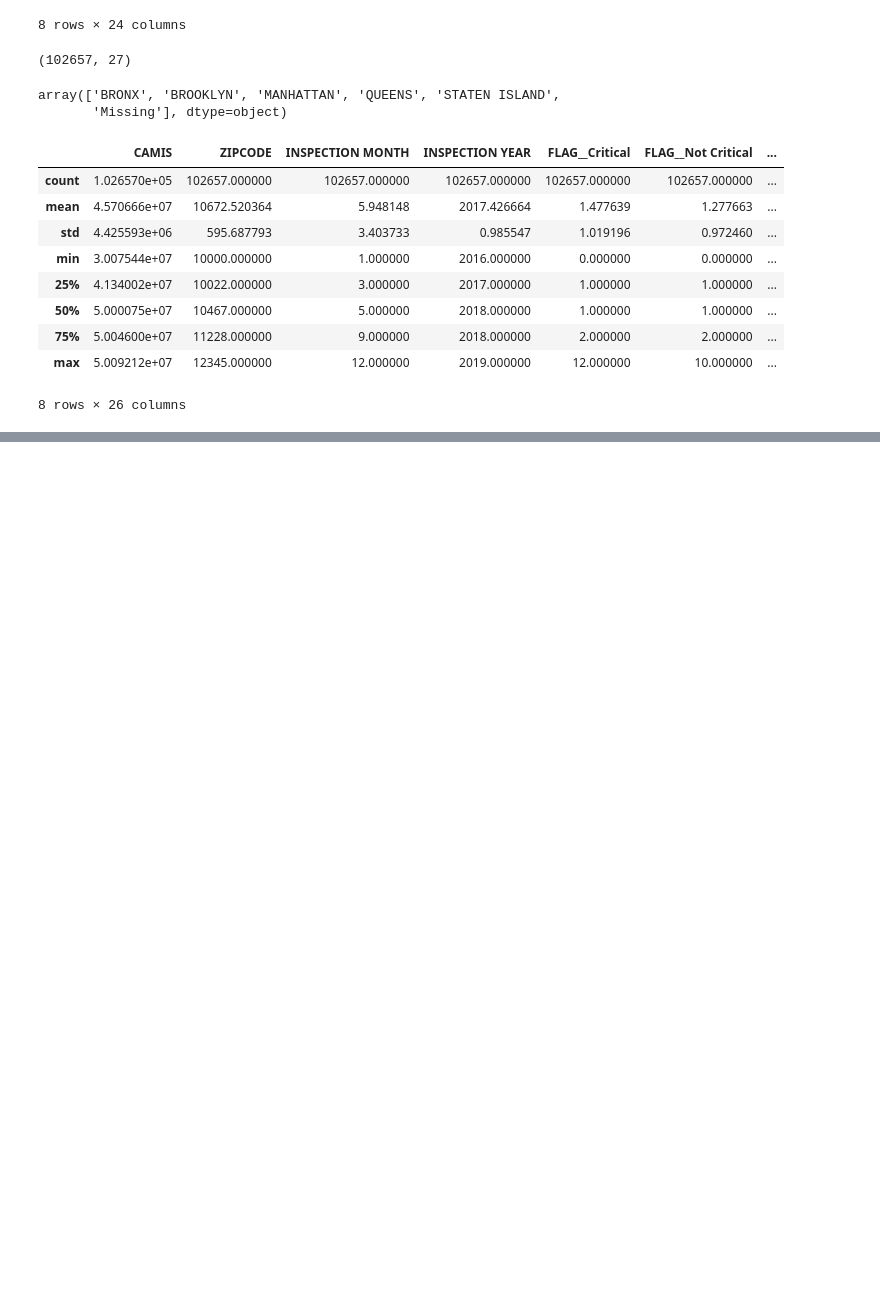
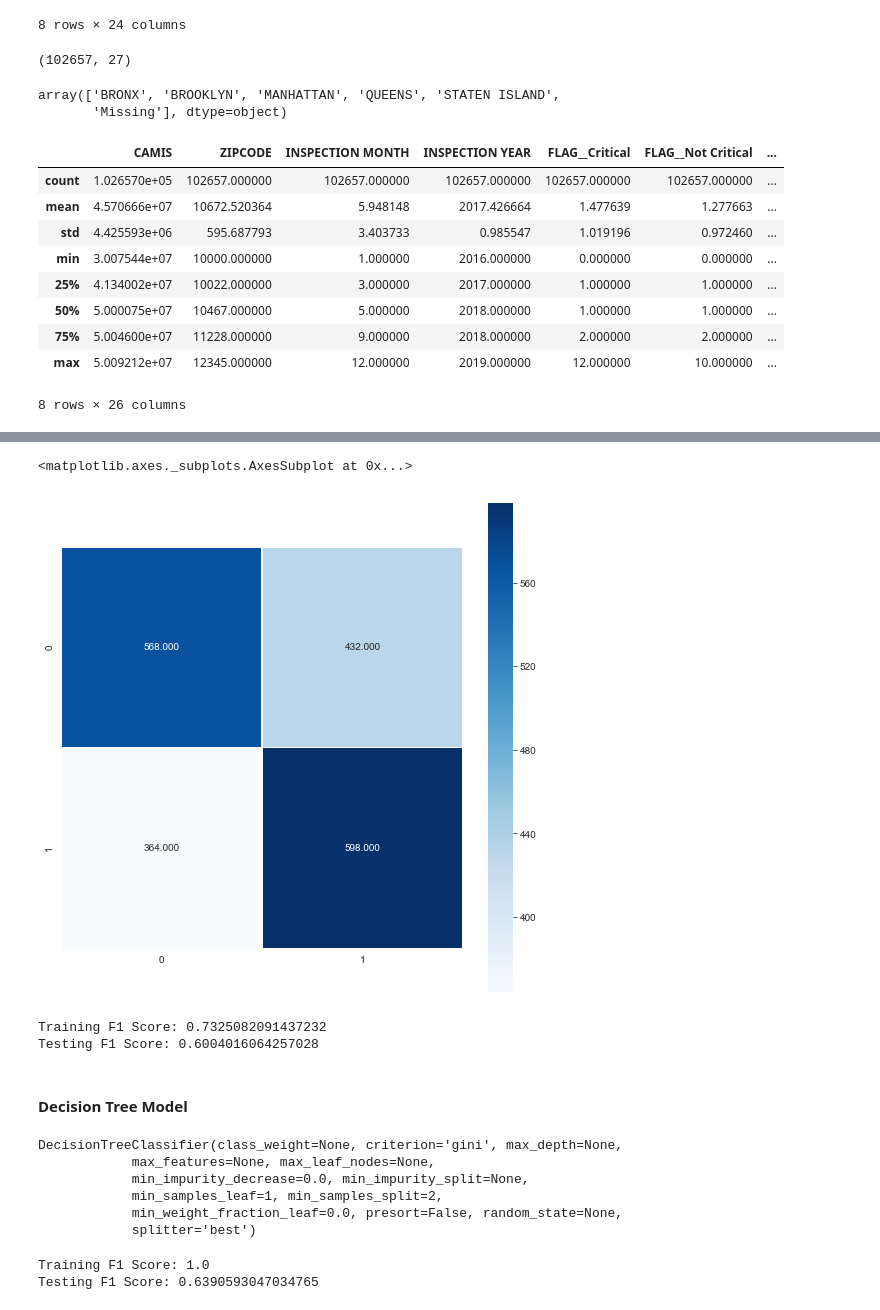
Before and after one commit to deep22kar/random-forest, a Jupyter notebook: EDA.ipynb, the cells around one changed output, grey strips where cells are left out. Cells and saved outputs as stored; diff of their text form; code cells hidden in the pictures; blank space fills up the shorter version.

```diff
--- a/EDA.ipynb
+++ b/EDA.ipynb
@@ -492,0 +606,6 @@ X_train, X_test, y_train, y_test = train_test_split(X, y)
+# %%
+#Predictions and Evaluations
+
+pred_test = knn.predict(X_test)
+print(confusion_matrix(y_test, pred_test))
+print(classification_report(y_test, pred_test))
@@ -492,0 +623,18 @@ X_train, X_test, y_train, y_test = train_test_split(X, y)
+# %%
+#confusion matrix visualization of train data
+cm_lr = confusion_matrix(y_test, pred_test)
+
+plt.figure(figsize = (9, 9))
+sns.heatmap(cm_lr, annot = True, fmt = ".3f", linewidths = .5, square = True, cmap = plt.cm.Blues)
+# %% [output]
+<matplotlib.axes._subplots.AxesSubplot at 0x...>
+[figure, added]
+# %%
+# Model Accuracy, how often is the classifier correct?
+print('Training F1 Score:', f1_score(y_train, pred_train))
+print('Testing F1 Score:', f1_score(y_test, pred_test))
+# %% [output]
+Training F1 Score: 0.7325082091437232
+Testing F1 Score: 0.6004016064257028
+# %% [markdown]
+#### Decision Tree Model
@@ -492,0 +646,12 @@ X_train, X_test, y_train, y_test = train_test_split(X, y)
+# %%
+# Create an instance of DecisionTreeClassifier() called dtree and fit it to the training data.
+
+dtree = DecisionTreeClassifier()
+dtree.fit(X_train, y_train)
+# %% [output]
+DecisionTreeClassifier(class_weight=None, criterion='gini', max_depth=None,
+            max_features=None, max_leaf_nodes=None,
+            min_impurity_decrease=0.0, min_impurity_split=None,
+            min_samples_leaf=1, min_samples_split=2,
+            min_weight_fraction_leaf=0.0, presort=False, random_state=None,
+            splitter='best')
@@ -492,0 +664,7 @@ X_train, X_test, y_train, y_test = train_test_split(X, y)
+# %%
+# Model Accuracy, how often is the classifier correct?
+print('Training F1 Score:', f1_score(y_train, predictions_train))
+print('Testing F1 Score:', f1_score(y_test, predictions_test))
+# %% [output]
+Training F1 Score: 1.0
+Testing F1 Score: 0.6390593047034765
```
Also changed, not shown: parts of 48 cells of this notebook.
